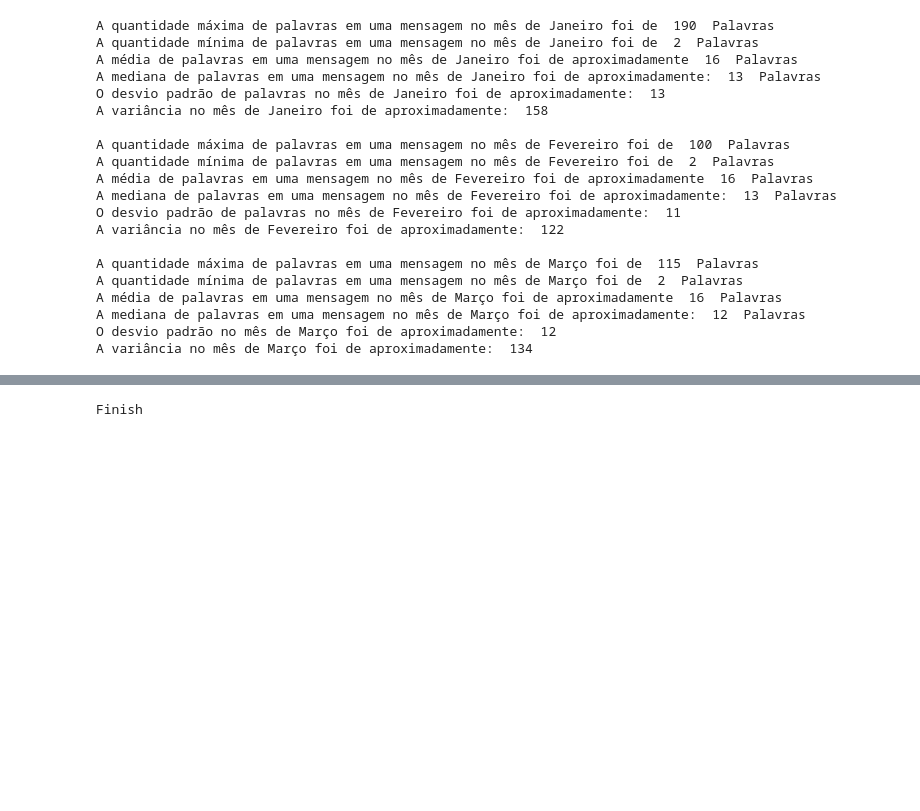
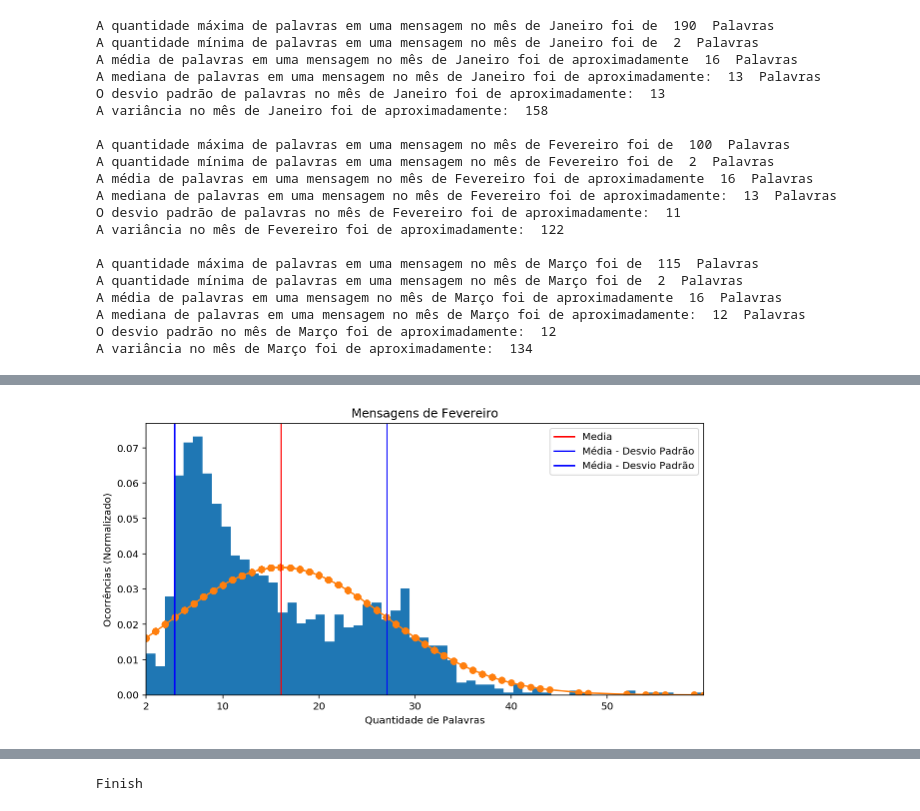
Before and after one commit to Victorsabinos/Inova, a Jupyter notebook: Inova_Talentos.ipynb, the cells around one changed output, grey strips where cells are left out. Saved outputs shown, nothing was run; the diff lists cells and outputs as text; code cells hidden in the pictures; blank space fills up the shorter version.

```diff
--- a/Inova_Talentos.ipynb
+++ b/Inova_Talentos.ipynb
@@ -230,0 +245,32 @@ plt.show()
+# %%
+freq = Counter(n_feb)
+
+ocorrencias = []
+q_words = []
+m=[]
+[m.extend([k,v]) for k,v in freq.items()]
+value_crimes = []
+keys_crimes = []
+for ind in range(len(m)):
+    if ind % 2 == 0:
+        q_words.append(m[ind])
+    else:
+        ocorrencias.append(m[ind])
+plt.figure(figsize=(10,5))
+plt.hist(n_feb, bins = 100, normed=1)
+fit = stats.norm.pdf(n_feb, n_feb.mean(), n_feb.std())  #this is a fitting indeed
+plt.plot(n_feb,fit,'-o')
+plt.axvline(x=float(n_feb.mean()), color='r', linestyle='-',label = 'Media')
+plt.axvline(x=float(n_feb.mean()+n_feb.std()), color='b', linestyle='-',label = 'Média - Desvio Padrão')
+plt.axvline(x=float(n_feb.mean()-n_feb.std()), color='b', linestyle='-',label = 'Média - Desvio Padrão')
+plt.xlim(xmin = 2)
+plt.xlim(xmax = 60)
+plt.xticks([2,10,20,30,40,50])
+plt.legend()
+plt.title("Mensagens de Fevereiro")
+plt.xlabel("Quantidade de Palavras")
+plt.ylabel("Ocorrências (Normalizado)")
+plt.show()
+plt.close()
+# %% [output]
+[figure, added]
```
Also changed, not shown: parts of 16 cells of this notebook.
